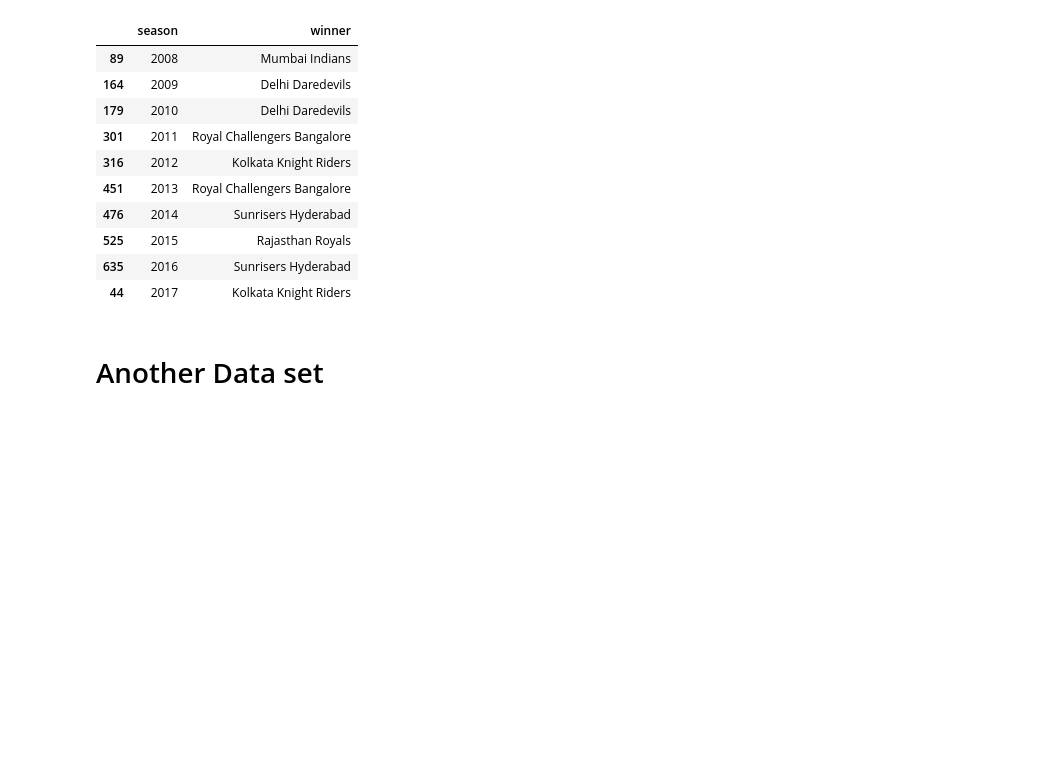
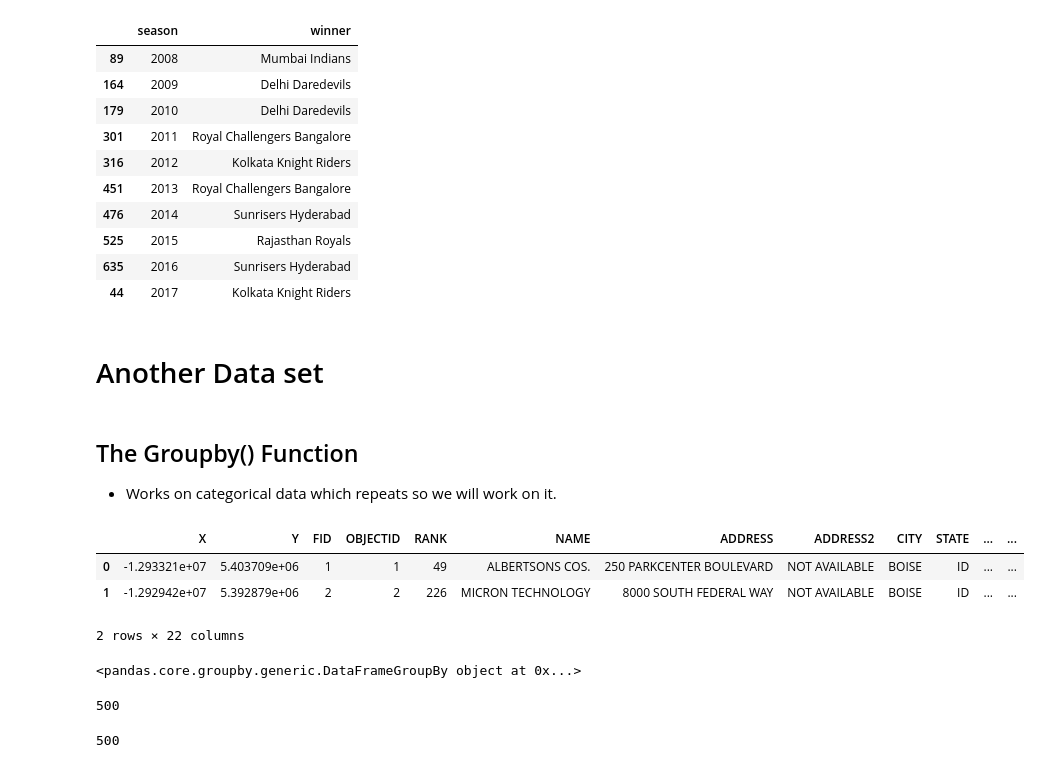
Before and after one commit to RitukumariBE/Pandas, a Jupyter notebook: Pandas.ipynb, the cells around one changed output. Drawn from its saved outputs; the diff is of its cells as text; code cells hidden in the pictures; blank space fills up the shorter version.

```diff
--- a/Pandas.ipynb
+++ b/Pandas.ipynb
@@ -692,0 +691,23 @@ company
+# %% [markdown]
+## The Groupby() Function
+- Works on categorical data which repeats so we will work on it.
+# %%
+company = pd.read_csv('/content/Fortune_500_Corporate_Headquarters.csv')
+company.head(2)
+# %% [output]
+|  | X | Y | FID | OBJECTID | RANK | NAME | ADDRESS | ADDRESS2 | CITY | STATE | ... | ... |
+| 0 | -1.293321e+07 | 5.403709e+06 | 1 | 1 | 49 | ALBERTSONS COS. | 250 PARKCENTER BOULEVARD | NOT AVAILABLE | BOISE | ID | ... | ... |
+| 1 | -1.292942e+07 | 5.392879e+06 | 2 | 2 | 226 | MICRON TECHNOLOGY | 8000 SOUTH FEDERAL WAY | NOT AVAILABLE | BOISE | ID | ... | ... |
+2 rows × 22 columns
+# %%
+company.groupby('CITY') # not accesible in this format so we have to store it in something
+# %% [output]
+<pandas.core.groupby.generic.DataFrameGroupBy object at 0x...>
+# %%
+len(company['NAME'])
+# %% [output]
+500
+# %%
+len(company['CITY'])
+# %% [output]
+500
```
Also changed, not shown: parts of 1 cell of this notebook.
